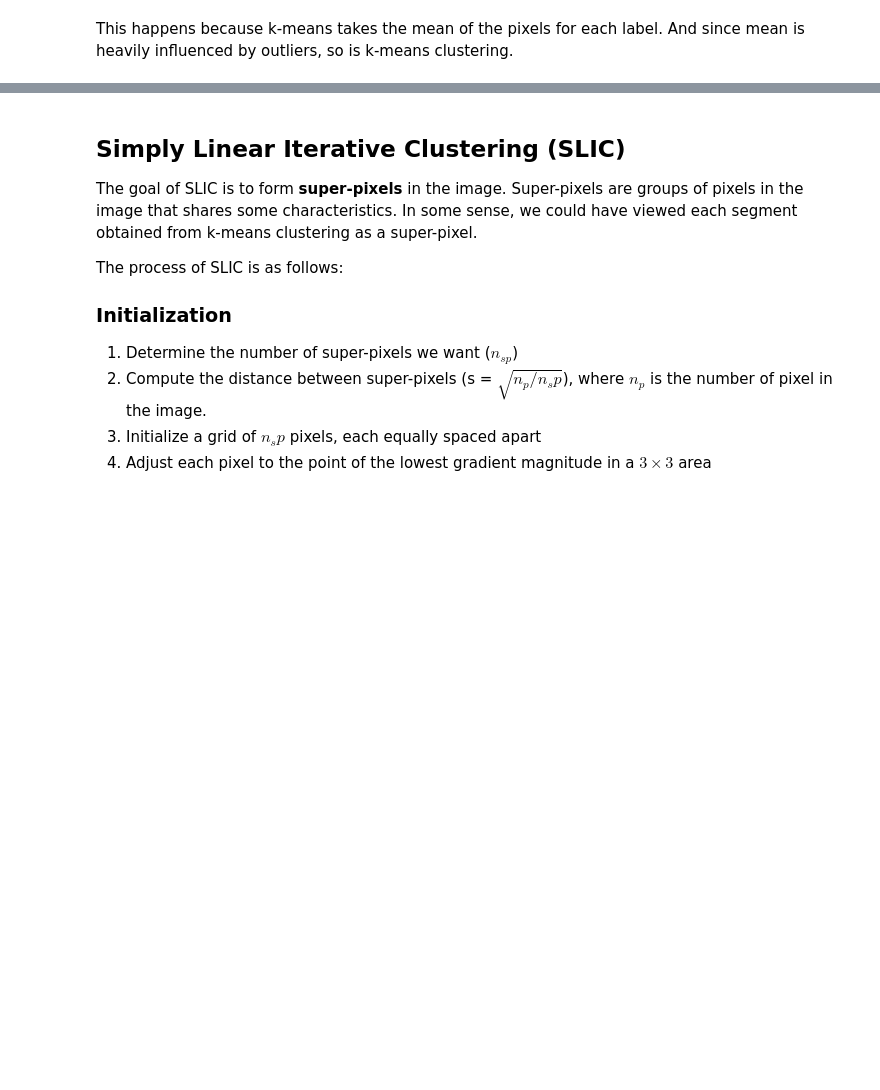
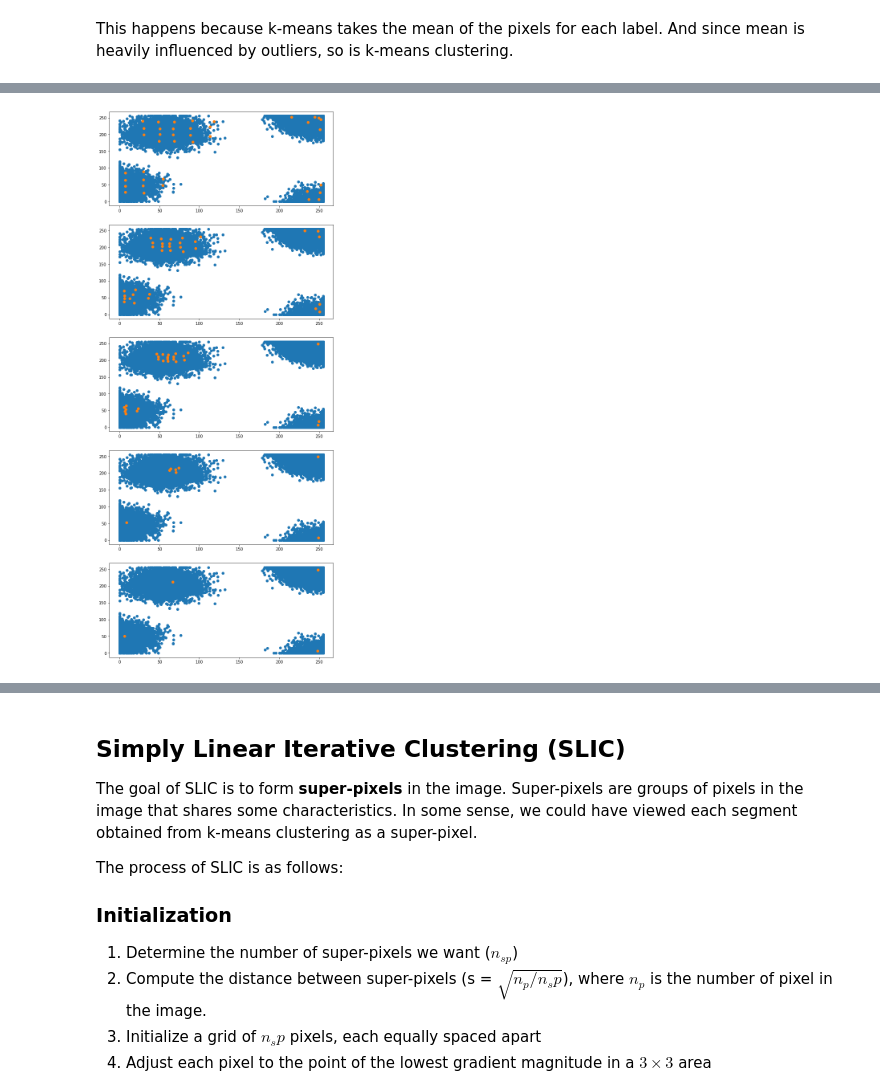
Before and after one commit to 0WN463/wellspring, a Jupyter notebook: computer-vision/segmentation.ipynb, the cells around one changed output, grey strips where cells are left out. Drawn from its saved outputs; the diff is of its cells as text; code cells hidden in the pictures; blank space fills up the shorter version.

```diff
--- a/computer-vision/segmentation.ipynb
+++ b/computer-vision/segmentation.ipynb
@@ -393,0 +469,34 @@ And since mean is heavily influenced by outliers, so is k-means clustering.
+# %%
+from scipy.spatial import KDTree
+
+features = noisy_rgb_image[:,:,0:2].reshape((-1, 2))
+bandwidth, threshold, prune_radius = 30, 10, 5
+epsilon = 1e-6
+
+initial_centers = ms.make_centers(features, bandwidth, threshold)
+tree = KDTree(features.reshape((-1, features.shape[-1])))
+assert initial_centers.shape[-1] == features.shape[-1], f"Centers dimension ({initial_centers.shape}) does not match feature space ({features.shape})"
+
+prev_centers = []
+centers = initial_centers
+diff = float('infinity')
+while diff > epsilon * bandwidth:
+    new_centers = ms.get_next_centers(centers, tree, bandwidth)
+    new_centers = ms.prune_centers(new_centers, prune_radius)
+    prev_centers.append(new_centers)
+    if centers.shape != new_centers.shape:
+        centers = new_centers
+        continue
+    else:
+        diff = ((centers - new_centers)**2).sum()
+        centers = new_centers
+# %%
+prev_centers = prev_centers[:5]
+f = plt.figure(figsize=(10,len(prev_centers) * 5))
+
+for i, p_center in enumerate(prev_centers):
+    ax = f.add_subplot(len(prev_centers), 1, i+1)
+    ax.scatter(*features.reshape((-1, 2)).T)
+    ax.scatter(*p_center.T)
+# %% [output]
+[figure, added]
```
Also changed, not shown: parts of 21 cells of this notebook, 2 other files.
